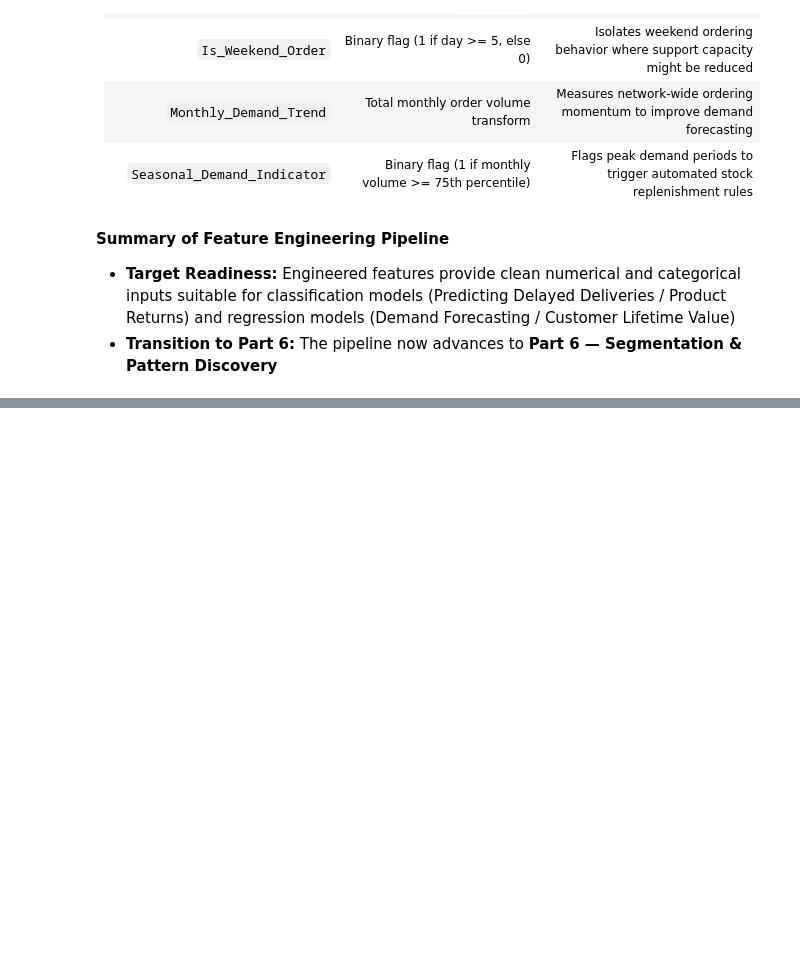
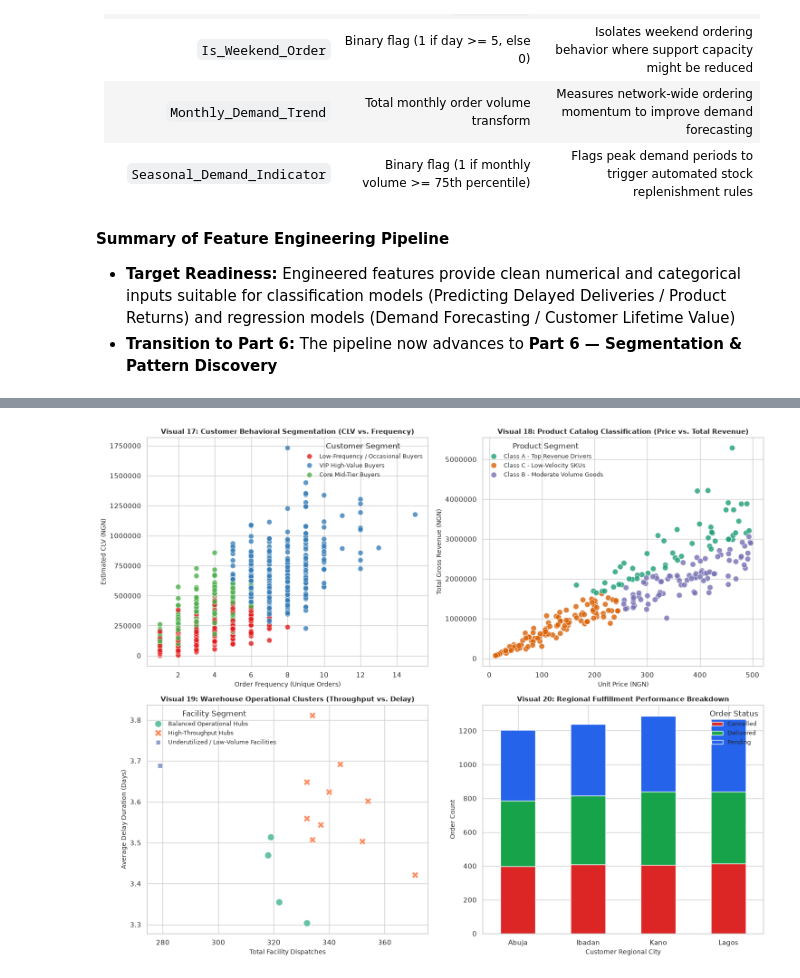
Before and after one commit to Dorsin/swiftlog-analytics, a Jupyter notebook: Notebook/Week5_DataScience.ipynb, the cells around one changed output, grey strips where cells are left out. Cells and saved outputs as stored; diff of their text form; code cells hidden in the pictures; blank space fills up the shorter version.

Commit message:
Update project : segmentations & Pattern Discovery; update structure: Add exported visualizations, reports, presentation, and update README.md

```diff
--- a/Notebook/Week5_DataScience.ipynb
+++ b/Notebook/Week5_DataScience.ipynb
@@ -1277,0 +1385,47 @@ A total of 16 predictive features were constructed to enhance Machine Learning a
+# %%
+# Part 6: Visualization of Engineered Segments
+fig, axes = plt.subplots(2, 2, figsize=(15, 12))
+
+# Subplot 1: Customer Segmentation (CLV vs. Order Frequency)
+sns.scatterplot(
+    data=df_cust_seg, x='Customer_Order_Frequency', y='Customer_Lifetime_Value_Est',
+    hue='Customer_Segment', palette='Set1', s=70, alpha=0.8, ax=axes[0, 0]
+)
+axes[0, 0].set_title('Visual 17: Customer Behavioral Segmentation (CLV vs. Frequency)', fontsize=11, fontweight='bold')
+axes[0, 0].set_xlabel('Order Frequency (Unique Orders)', fontsize=10)
+axes[0, 0].set_ylabel('Estimated CLV (NGN)', fontsize=10)
+axes[0, 0].legend(title='Customer Segment', fontsize=9)
+
+# Subplot 2: Product Portfolio Segmentation (Unit Price vs. Gross Revenue)
+sns.scatterplot(
+    data=df_prod_seg, x='UnitPrice', y='LineRevenue',
+    hue='Product_Segment', palette='Dark2', s=80, alpha=0.8, ax=axes[0, 1]
+)
+axes[0, 1].set_title('Visual 18: Product Catalog Classification (Price vs. Total Revenue)', fontsize=11, fontweight='bold')
+axes[0, 1].set_xlabel('Unit Price (NGN)', fontsize=10)
+axes[0, 1].set_ylabel('Total Gross Revenue (NGN)', fontsize=10)
+axes[0, 1].legend(title='Product Segment', fontsize=9)
+
+# Subplot 3: Warehouse Operational Clusters (Dispatches vs. Average Delay)
+sns.scatterplot(
+    data=df_wh_seg, x='Warehouse_Total_Dispatches', y='DelayDays',
+    hue='Warehouse_Segment', palette='Set2', s=120, style='Warehouse_Segment', ax=axes[1, 0]
+)
+axes[1, 0].set_title('Visual 19: Warehouse Operational Clusters (Throughput vs. Delay)', fontsize=11, fontweight='bold')
+axes[1, 0].set_xlabel('Total Facility Dispatches', fontsize=10)
+axes[1, 0].set_ylabel('Average Delay Duration (Days)', fontsize=10)
+axes[1, 0].legend(title='Facility Segment', fontsize=9)
+
+# Subplot 4: Regional Order Status Distribution Matrix
+df_reg_status = df_fe.groupby(['City', 'Status_order'])['OrderID'].nunique().unstack().fillna(0)
+df_reg_status.plot(kind='bar', stacked=True, color=['#dc2626', '#16a34a', '#2563eb'], ax=axes[1, 1])
+axes[1, 1].set_title('Visual 20: Regional Fulfillment Performance Breakdown', fontsize=11, fontweight='bold')
+axes[1, 1].set_xlabel('Customer Regional City', fontsize=10)
+axes[1, 1].set_ylabel('Order Count', fontsize=10)
+axes[1, 1].legend(title='Order Status', fontsize=9)
+axes[1, 1].tick_params(axis='x', rotation=0)
+
+plt.tight_layout()
+plt.show()
+# %% [output]
+[figure, added]
```
Also changed, not shown: parts of 5 cells of this notebook, 23 other files.
